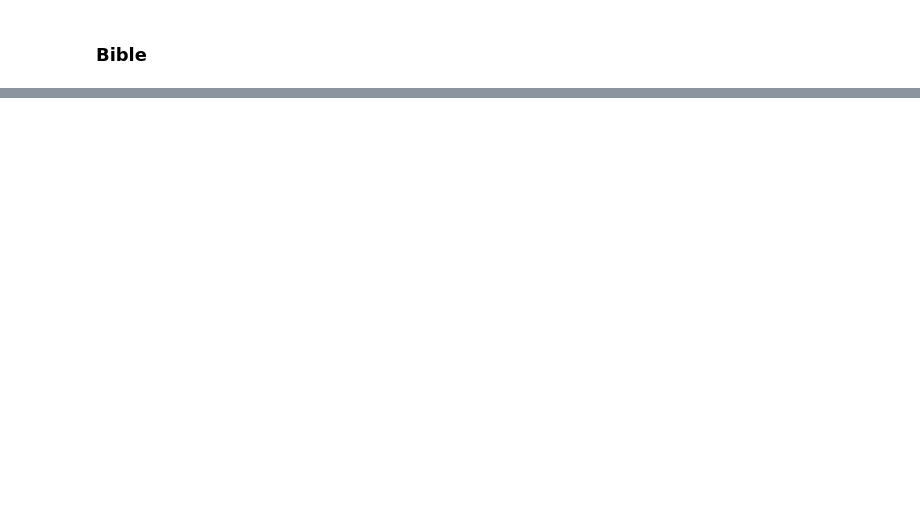
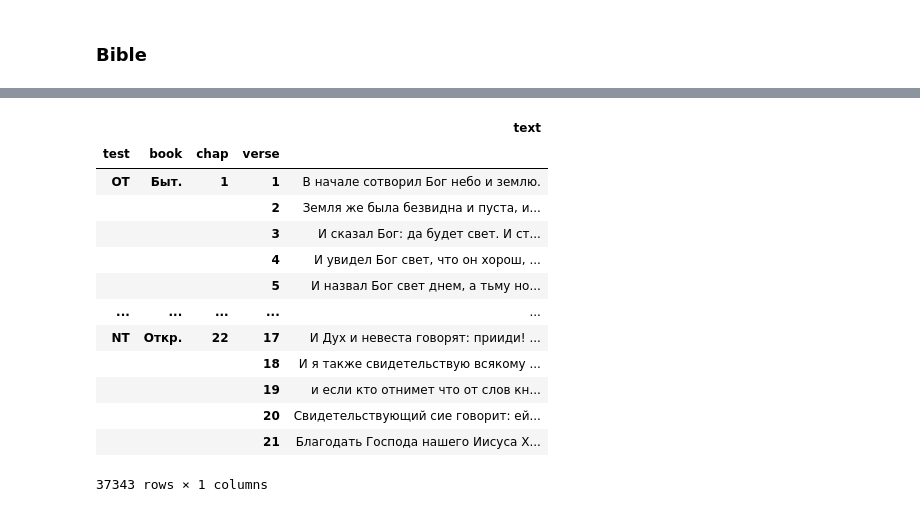
Before and after one commit to kollektivminds/russian-literary-bible, a Jupyter notebook: text_processing.ipynb, the cells around one changed output, grey strips where cells are left out. Saved outputs shown, nothing was run; the diff lists cells and outputs as text; code cells hidden in the pictures; blank space fills up the shorter version.

Commit message:
new complete bible and breakdown

```diff
--- a/text_processing.ipynb
+++ b/text_processing.ipynb
@@ -95,0 +228,15 @@ bibleDf
+# %%
+all_chaps = bibliiaDf.loc[bibliiaDf.text.str.contains(r'Глава \d')]
+bibleBooks = [x for y in bibliiaDict.values() for x in y]
+bookAbbrs = [val[abbr] for key, val in bibliiaDict.items() for abbr in val]
+searchAbbrs = [r'^\['+val[abbr]+'\]' for key, val in bibliiaDict.items() for abbr in val]
+abbrsList = "|".join(searchAbbrs)
+books_index = bibliiaDf[bibliiaDf['text'].str.contains(abbrsList)].index
+books_map = list(zip(books_index, bookAbbrs))
+chaps_map = list(all_chaps.itertuples(name=None))
+# %%
+for ind in books_map:
+    bibliiaDf.loc[ind[0], 'book'] = ind[1]
+
+bibliiaDf['book'] = bibliiaDf.book.ffill()
+bibliiaDf = bibliiaDf.drop([x[0] for x in books_map])
@@ -95,0 +259,27 @@ bibleDf
+# %%
+for ind in chaps_map:
+    bibliiaDf.loc[ind[0], 'chap'] = ind[1]
+
+bibliiaDf['chap'] = bibliiaDf.chap.ffill()
+bibliiaDf = bibliiaDf.drop(x[0] for x in chaps_map)
+bibliiaDf['chap'] = bibliiaDf.chap.str.extract(r'(\d{1,2})$')
+# %%
+bibliiaDf['verse'] = bibliiaDf.groupby(bibleOHCO[:3]).cumcount()+1
+# %%
+bibliiaDf = bibliiaDf.set_index(bibleOHCO)
+bibliiaDf
+# %% [output]
+|  |  |  |  | text |
+| test | book | chap | verse |  |
+| OT | Быт. | 1 | 1 | В начале сотворил Бог небо и землю. |
+|  |  |  | 2 | Земля же была безвидна и пуста, и... |
+|  |  |  | 3 | И сказал Бог: да будет свет. И ст... |
+|  |  |  | 4 | И увидел Бог свет, что он хорош, ... |
+|  |  |  | 5 | И назвал Бог свет днем, а тьму но... |
+| ... | ... | ... | ... | ... |
+| NT | Откр. | 22 | 17 | И Дух и невеста говорят: прииди! ... |
+|  |  |  | 18 | И я также свидетельствую всякому ... |
+|  |  |  | 19 | и если кто отнимет что от слов кн... |
+|  |  |  | 20 | Свидетельствующий сие говорит: ей... |
+|  |  |  | 21 | Благодать Господа нашего Иисуса Х... |
+37343 rows × 1 columns
```
Also changed, not shown: parts of 17 cells of this notebook, 3 other files.
